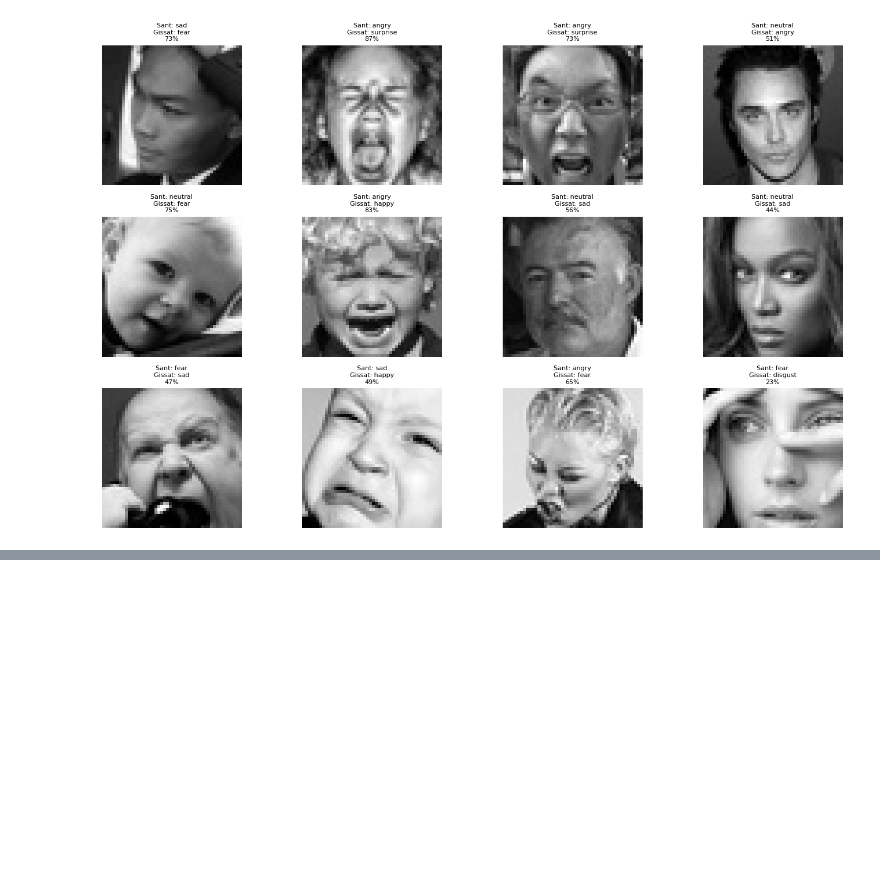
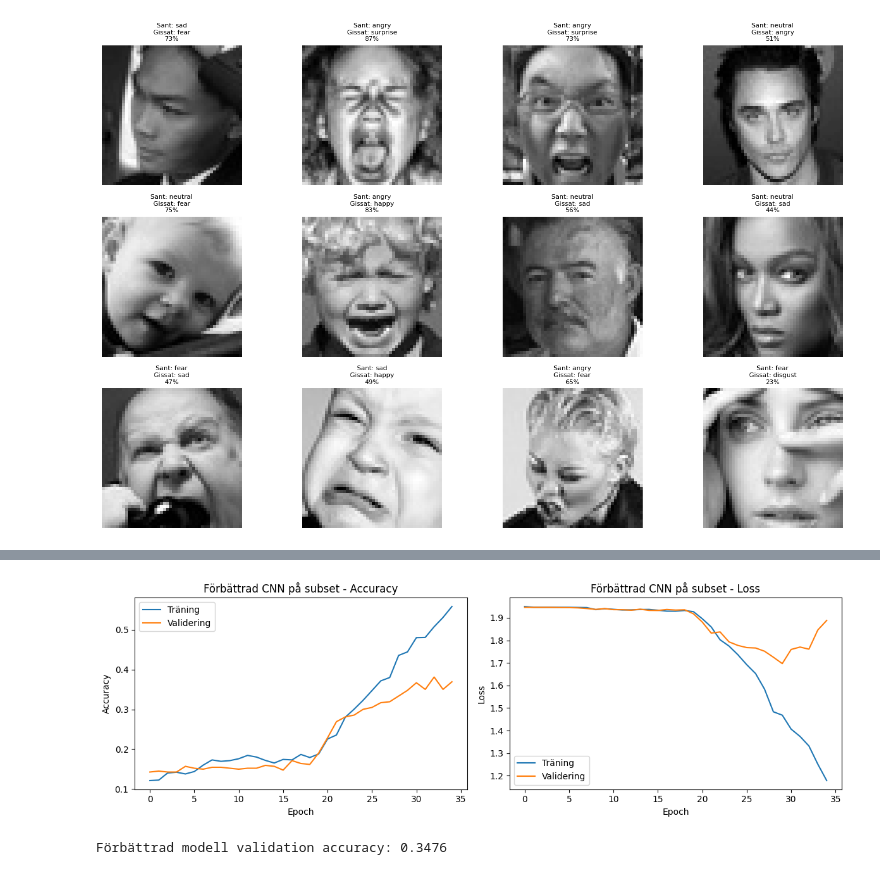
Before and after one commit to EliWei/CNN_individual_assignment, a Jupyter notebook: fer_klassificering.ipynb, the cells around one changed output, grey strips where cells are left out. Drawn from its saved outputs; the diff is of its cells as text; code cells hidden in the pictures; blank space fills up the shorter version.

Commit message:
förbättra modellen och pröva hela träningsdatan

```diff
--- a/fer_klassificering.ipynb
+++ b/fer_klassificering.ipynb
@@ -533,0 +617,26 @@ plot_misclassified_examples(
+# %%
+# Lägger till EarlyStopping callback så att vi inte tränar för länge och riskerar överanpassning
+
+# EarlyStopping stoppade vid epoch 35 (patience=5, bästa val_loss var epoch 30 med 1.6968)
+# Valideringsaccuracy nådde 34.7% mot baseline 33.1%. Fortfarande väldigt lågt.
+
+def make_early_stopping(patience=5):
+    return keras.callbacks.EarlyStopping(
+        monitor="val_loss",
+        patience=patience,
+        restore_best_weights=True
+    )
+
+start_time = time.time()
+
+improved_history = improved_model.fit(
+    X_train,
+    y_train,
+    validation_data=(X_val, y_val),
+    epochs=40,
+    batch_size=64,
+    callbacks=[make_early_stopping(patience=5)]
+)
+
+improved_training_time = time.time() - start_time
+print(f"Träningstid för förbättrad modell på subset: {improved_training_time / 60:.2f} minuter")
@@ -533,0 +661,18 @@ plot_misclassified_examples(
+# %%
+# accuracy är ganska platt de första 18 epokerna. sen går både träning och validering upp men vid 22-23 epoker
+# så följer inte valideringen med träningen. träningskuran fortsätter rakt upp men validering visar inte samma lutning.
+# Vi har overfittat modellen på träningsdatan
+# EarlyStopping gör sitt jobb och ser till att vi stannar vid 35 epoker.
+
+plot_history(improved_history, title="Förbättrad CNN på subset")
+# %% [output]
+[figure, added]
+# %%
+# Gör samma felanalys som för baseline modellen
+
+improved_val_pred, improved_val_proba = predict_classes(improved_model, X_val)
+
+improved_val_accuracy = accuracy_score(y_val, improved_val_pred)
+print(f"Förbättrad modell validation accuracy: {improved_val_accuracy:.4f}")
+# %% [output]
+Förbättrad modell validation accuracy: 0.3476
```
Also changed, not shown: parts of 10 cells of this notebook.
